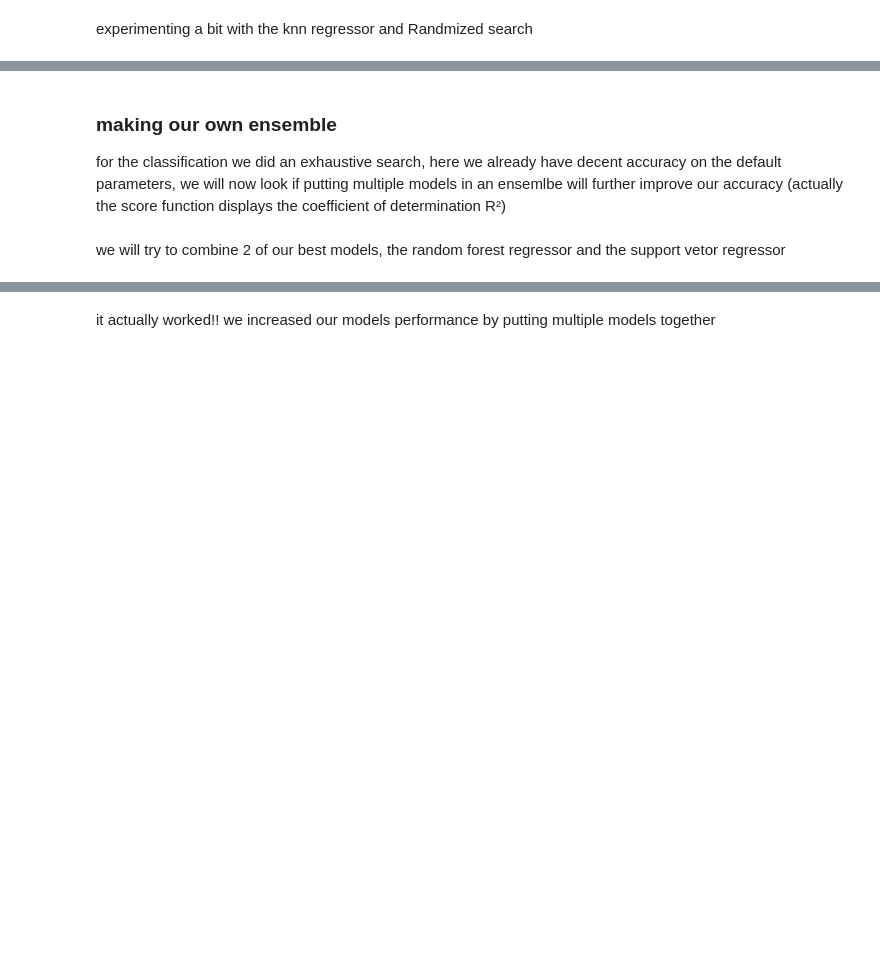
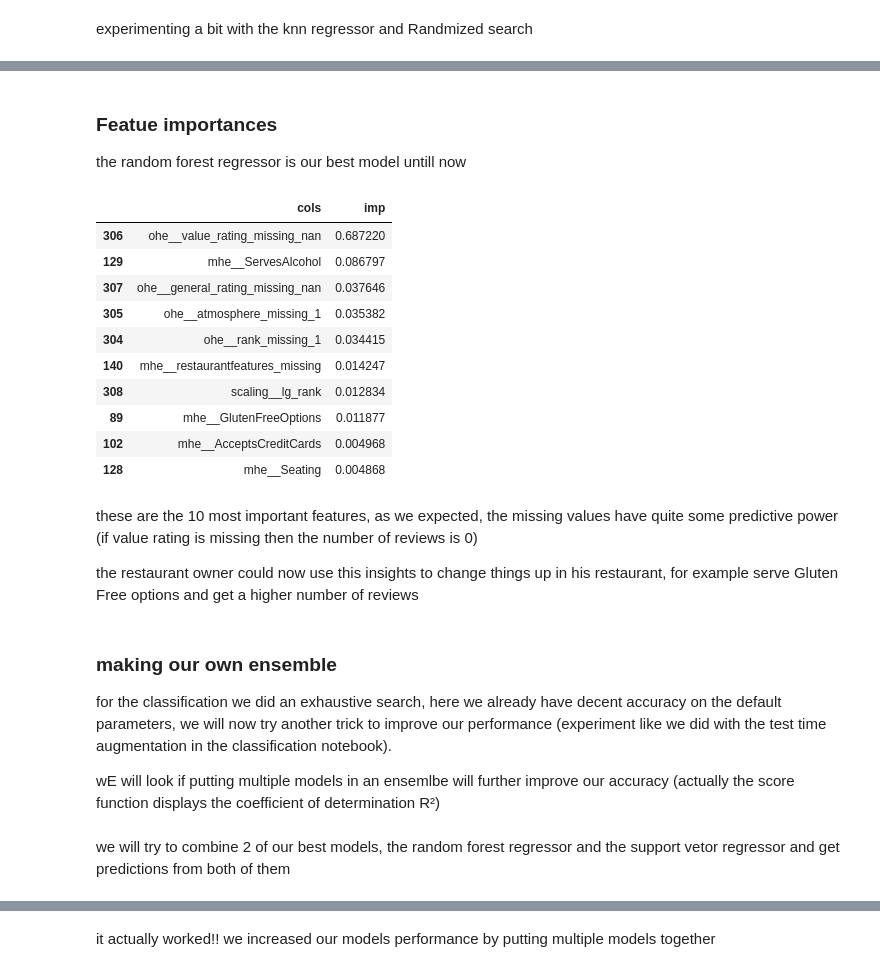
Before and after one commit to hikmatelhaj/machine-learning-project, a Jupyter notebook: sprint2_regression_final.ipynb, the cells around one changed output, grey strips where cells are left out. Drawn from its saved outputs; the diff is of its cells as text; code cells hidden in the pictures; blank space fills up the shorter version.

```diff
--- a/sprint2_regression_final.ipynb
+++ b/sprint2_regression_final.ipynb
@@ -184,7 +176,7 @@ def impute_numerics(df,istrain):
 numeric=["lg_rank","general rating","value rating","atmosphere rating"] #imputing and scaling
 mutlihot_col = ['cuisines','special diets',"meals","restaurant features"]
 cat_cols = ['travelers choice', 'michelin',"city","price_tag",'rank_missing',
-       'atmosphere_missing', 'value_missing', 'general_missing']#one hot encoding
+       'atmosphere_missing', 'value_rating_missing', 'general_rating_missing']#one hot encoding
 label="lg_target"
 # %%
 df_train,y_train = transform_df(df_train)
@@ -382,9 +373,34 @@ Best parameter sets: {'clf__n_neighbors': 6} with the results of  0.873979025342
+# %% [markdown]
+### Featue importances
+
+the random forest regressor is our best model untill now
+# %%
+features=rf_pipe["trans"].get_feature_names_out()
+pd.DataFrame(dict(cols=features,imp=rf_pipe["clf"].feature_importances_)).sort_values('imp',ascending=False).head(10)
+# %% [output]
+|  | cols | imp |
+| 306 | ohe__value_rating_missing_nan | 0.687220 |
+| 129 | mhe__ServesAlcohol | 0.086797 |
+| 307 | ohe__general_rating_missing_nan | 0.037646 |
+| 305 | ohe__atmosphere_missing_1 | 0.035382 |
+| 304 | ohe__rank_missing_1 | 0.034415 |
+| 140 | mhe__restaurantfeatures_missing | 0.014247 |
+| 308 | scaling__lg_rank | 0.012834 |
+| 89 | mhe__GlutenFreeOptions | 0.011877 |
+| 102 | mhe__AcceptsCreditCards | 0.004968 |
+| 128 | mhe__Seating | 0.004868 |
+# %% [markdown]
+these are the 10 most important features, as we expected, the missing values have quite some predictive power (if value rating is missing then the number of reviews is 0)
+
+the restaurant owner could now use this insights to change things up in his restaurant, for example serve Gluten Free options and get a higher number of reviews
 # %% [markdown]
 ### making our own ensemble
 
-for the classification we did an exhaustive search, here we already have decent accuracy on the default parameters, we will now look if putting multiple models in an ensemlbe will further improve our accuracy (actually the score function displays the coefficient of determination R²)
+for the classification we did an exhaustive search, here we already have decent accuracy on the default parameters, we will now try another trick to improve our performance (experiment like we did with the test time augmentation in the classification notebook).
+
+wE will look if putting multiple models in an ensemlbe will further improve our accuracy (actually the score function displays the coefficient of determination R²)
 # %% [markdown]
-we will try to combine 2 of our best models, the random forest regressor and the support vetor regressor
+we will try to combine 2 of our best models, the random forest regressor and the support vetor regressor and get predictions from both of them
 # %%
 from sklearn.metrics import r2_score
 
```
Also changed, not shown: parts of 13 cells of this notebook, 5 other files.
